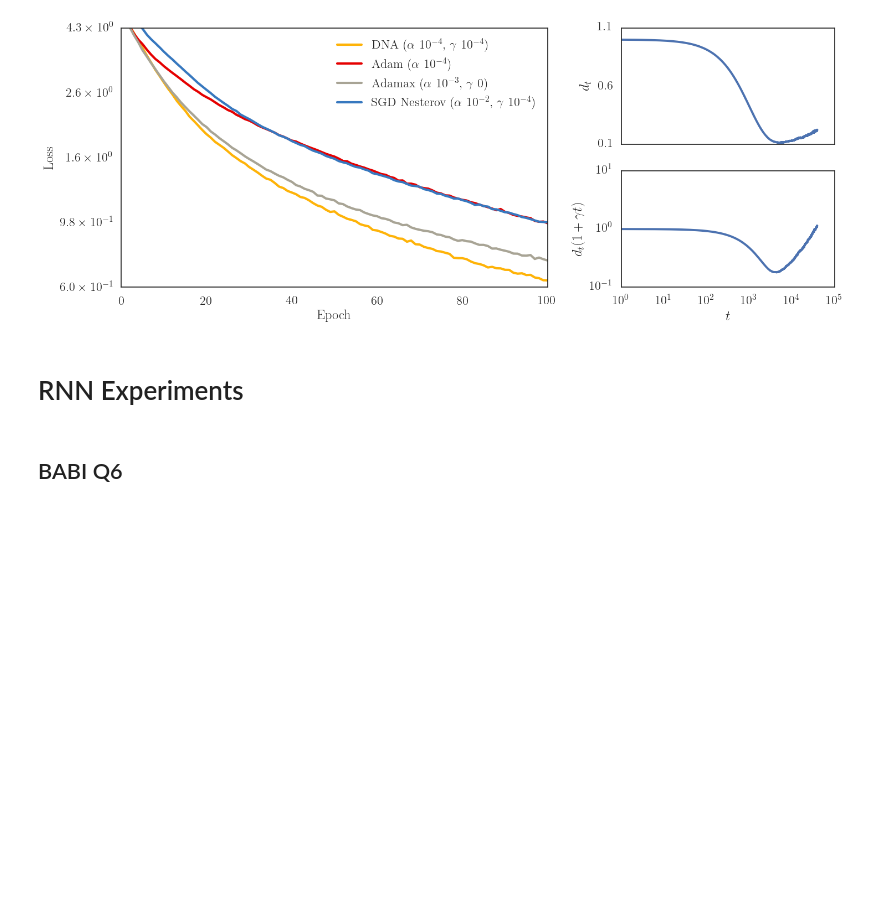
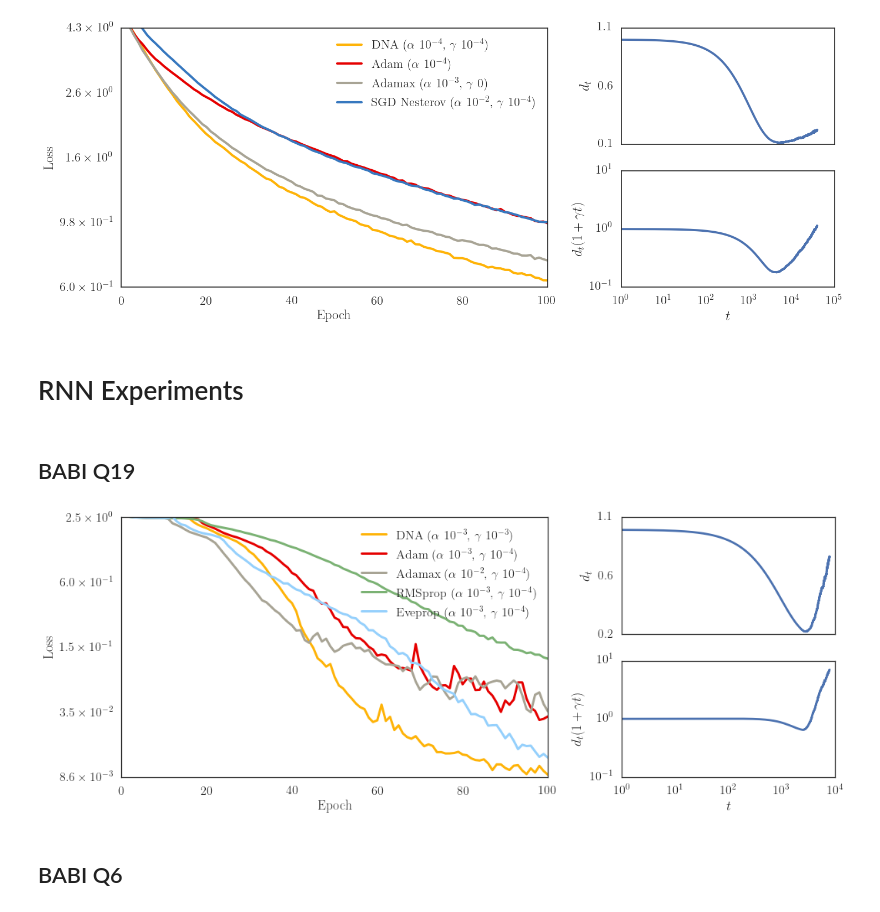
Before and after one commit to jayanthkoushik/sgd-feedback, a Jupyter notebook: src/compare_opts.ipynb, the cells around one changed output. Saved outputs shown, nothing was run; the diff lists cells and outputs as text; code cells hidden in the pictures; blank space fills up the shorter version.

Commit message:
Add all babi q19 results

```diff
--- a/src/compare_opts.ipynb
+++ b/src/compare_opts.ipynb
@@ -232,6 +232,12 @@ generic_visexp_visualize("big_cnn", "cifar100")
 [figure]
 # %% [markdown]
 # RNN Experiments
+# %% [markdown]
+## BABI Q19
+# %%
+generic_visexp_visualize("gru", "babi_q19")
+# %% [output]
+[figure, added]
 # %% [markdown]
 ## BABI Q6
 # %%
```
Also changed, not shown: 3 other files.
